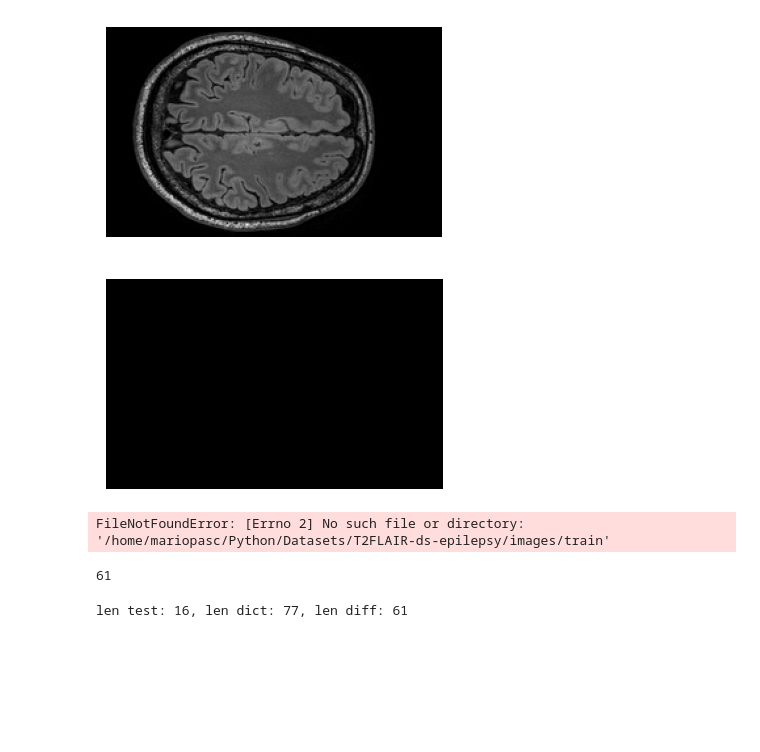
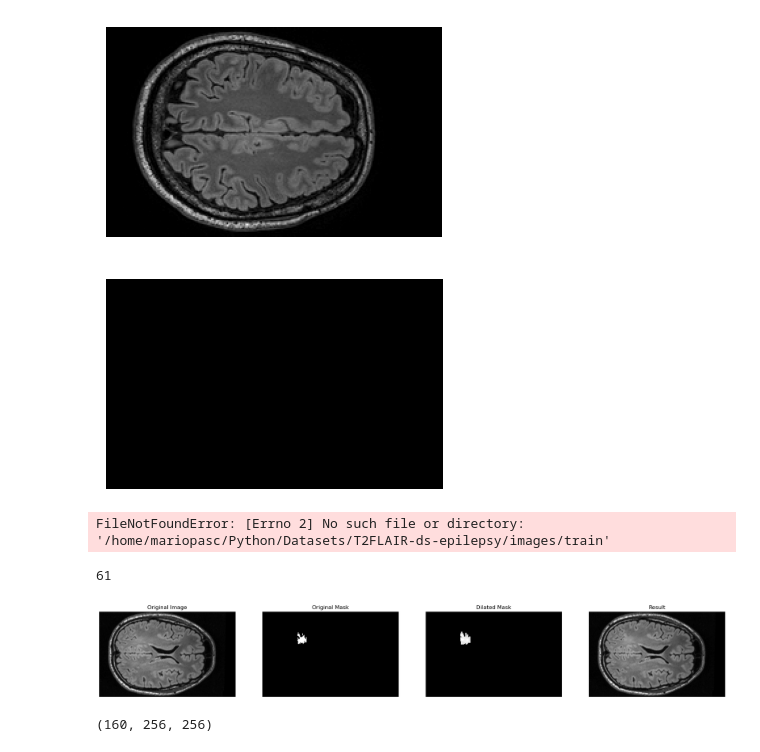
Before and after one commit to MarioPasc/Epilepsy-Displasia-focal-Segmentation, a Jupyter notebook: jupyter-notebooks/explore_data.ipynb, the cells around one changed output. Saved outputs shown, nothing was run; the diff lists cells and outputs as text; code cells hidden in the pictures; blank space fills up the shorter version.

Commit message:
Bigger FCD Lesions dataset generation

```diff
--- a/jupyter-notebooks/explore_data.ipynb
+++ b/jupyter-notebooks/explore_data.ipynb
@@ -191,12 +191,73 @@ intersection = np.intersect1d(train_val, np.array(list(valid_roi_per_patient.key
 len(intersection)
 # %% [output]
 61
-# %%
-test = ['sub-00006_acq-tse3dvfl_FLAIR.nii.gz', 'sub-00076_acq-tse3dvfl_FLAIR.nii.gz', 'sub-00123_acq-tse3dvfl_FLAIR.nii.gz', 'sub-00136_acq-T2sel_FLAIR.nii.gz', 'sub-00083_acq-T2sel_FLAIR.nii.gz', 'sub-00062_acq-T2sel_FLAIR.nii.gz', 'sub-00058_acq-tse3dvfl_FLAIR.nii.gz', 'sub-00100_acq-T2sel_FLAIR.nii.gz', 'sub-00122_acq-tse3dvfl_FLAIR.nii.gz', 'sub-00092_acq-T2sel_FLAIR.nii.gz', 'sub-00139_acq-tse3dvfl_FLAIR.nii.gz', 'sub-00061_acq-tse3dvfl_FLAIR.nii.gz', 'sub-00108_acq-T2sel_FLAIR.nii.gz', 'sub-00032_acq-tse3dvfl_FLAIR.nii.gz', 'sub-00090_acq-tse3dvfl_FLAIR.nii.gz', 'sub-00078_acq-tse3dvfl_FLAIR.nii.gz']
-
-
-test_patients = np.array([x.split("_")[0] for x in test])
-
-print(f"len test: {len(test_patients)}, len dict: {len(list(valid_roi_per_patient.keys()))}, len diff: {len(np.setdiff1d(np.array(list(valid_roi_per_patient.keys())), test_patients))}")
-# %% [output]
-len test: 16, len dict: 77, len diff: 61
+# %%
+import cv2
+import numpy as np
+import nibabel as nib
+import matplotlib.pyplot as plt
+
+# Define paths
+path_im = "/home/mariopasc/Python/Datasets/ds-epilepsy/T2FLAIR"
+path_roi = "/home/mariopasc/Python/Datasets/ds-epilepsy/ROI_T2"
+
+# Load images
+file_im = "sub-00055_acq-tse3dvfl_FLAIR.nii.gz"
+file_roi = "sub-00055_acq-tse3dvfl_FLAIR_roi.nii.gz"
+image_path = os.path.join(path_im, file_im)
+mask_path = os.path.join(path_roi, file_roi)
+
+image_nii = nib.load(image_path)
+mask_nii = nib.load(mask_path)
+
+image = np.uint8(image_nii.get_fdata())
+mask = np.uint8(mask_nii.get_fdata())
+
+# Select a specific slice
+slice_index = 165
+image_slice = image[:, :, slice_index]
+mask_slice = mask[:, :, slice_index]
+
+# Extract the corresponding lesion from the original image
+lesion_region = cv2.bitwise_and(image_slice, image_slice, mask=mask_slice)
+
+# Dilate the mask
+kernel = np.ones((3,3), np.uint8)
+dilated_lesion = cv2.dilate(lesion_region, kernel, iterations=1)
+
+# Create the result image by copying the original slice
+result_image = image_slice.copy()
+
+# Apply the dilated region to the result image (Here you can modify if needed)
+result_image[dilated_lesion > 0] = dilated_lesion[dilated_lesion > 0]
+
+# Ensure not to exceed the maximum intensity for the image type
+result_image = np.clip(result_image, 0, 255)
+
+# Visualization
+fig, axes = plt.subplots(1, 4, figsize=(25, 15))
+
+axes[0].imshow(image_slice, cmap="gray")
+axes[0].set_title("Original Image")
+axes[0].axis('off')
+
+axes[1].imshow(mask_slice, cmap="gray")
+axes[1].set_title("Original Mask")
+axes[1].axis('off')
+
+axes[2].imshow(dilated_lesion, cmap="gray")
+axes[2].set_title("Dilated Mask")
+axes[2].axis('off')
+
+axes[3].imshow(result_image, cmap="gray")
+axes[3].set_title("Result")
+axes[3].axis('off')
+
+plt.savefig("../images/dilated_comparison.png")
+plt.imsave("../images/dilated.png", result_image, cmap="gray")
+plt.show()
+
+print(np.shape(image))
+# %% [output]
+[figure, added]
+(160, 256, 256)
```
Also changed, not shown: parts of 2 cells of this notebook, 14 other files.
